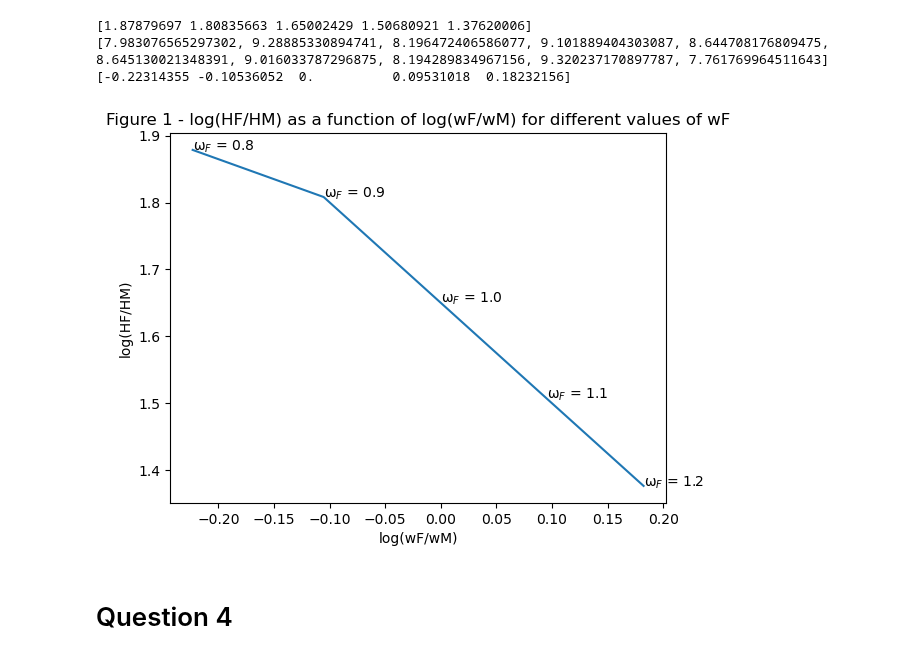
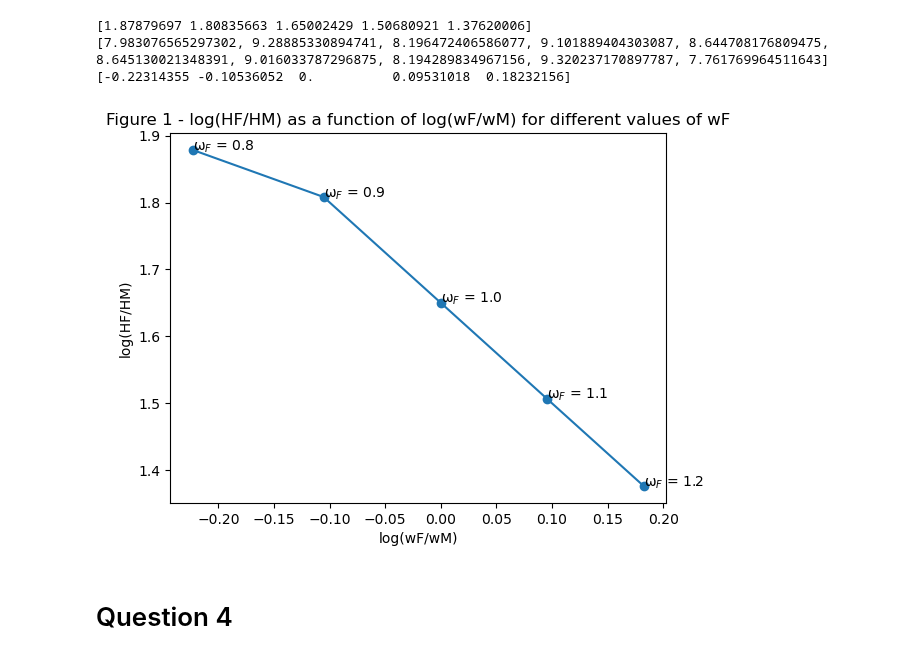
Before and after one commit to NumEconCopenhagen/projects-2023-bulen, a Jupyter notebook: inauguralproject/inauguralproject.ipynb, the cells around one changed output. Saved outputs shown, nothing was run; the diff lists cells and outputs as text; code cells hidden in the pictures.

```diff
--- a/inauguralproject/inauguralproject.ipynb
+++ b/inauguralproject/inauguralproject.ipynb
@@ -159,16 +159,16 @@ print(result6a)
 # %%
 # b. illustrating results
 
-plt.plot(result6a, result5a)
+plt.plot(result6a, result5a, marker='o')
 plt.title('Figure 1 - log(HF/HM) as a function of log(wF/wM) for different values of wF')
 plt.ylabel('log(HF/HM)')
 plt.xlabel('log(wF/wM)')
 for i, txt in enumerate(arwF): #annotating the data points with the corresponding values from the wF array
     plt.annotate("ω$_{F}$ = "+ str(txt),(result6a[i],result5a[i]))
 
 plt.show()
 # %% [output]
-[figure, old version]
+[figure, new version]
 # %% [markdown]
 # Question 4
 # %% [markdown]
```
Also changed, not shown: parts of 1 cell of this notebook.
